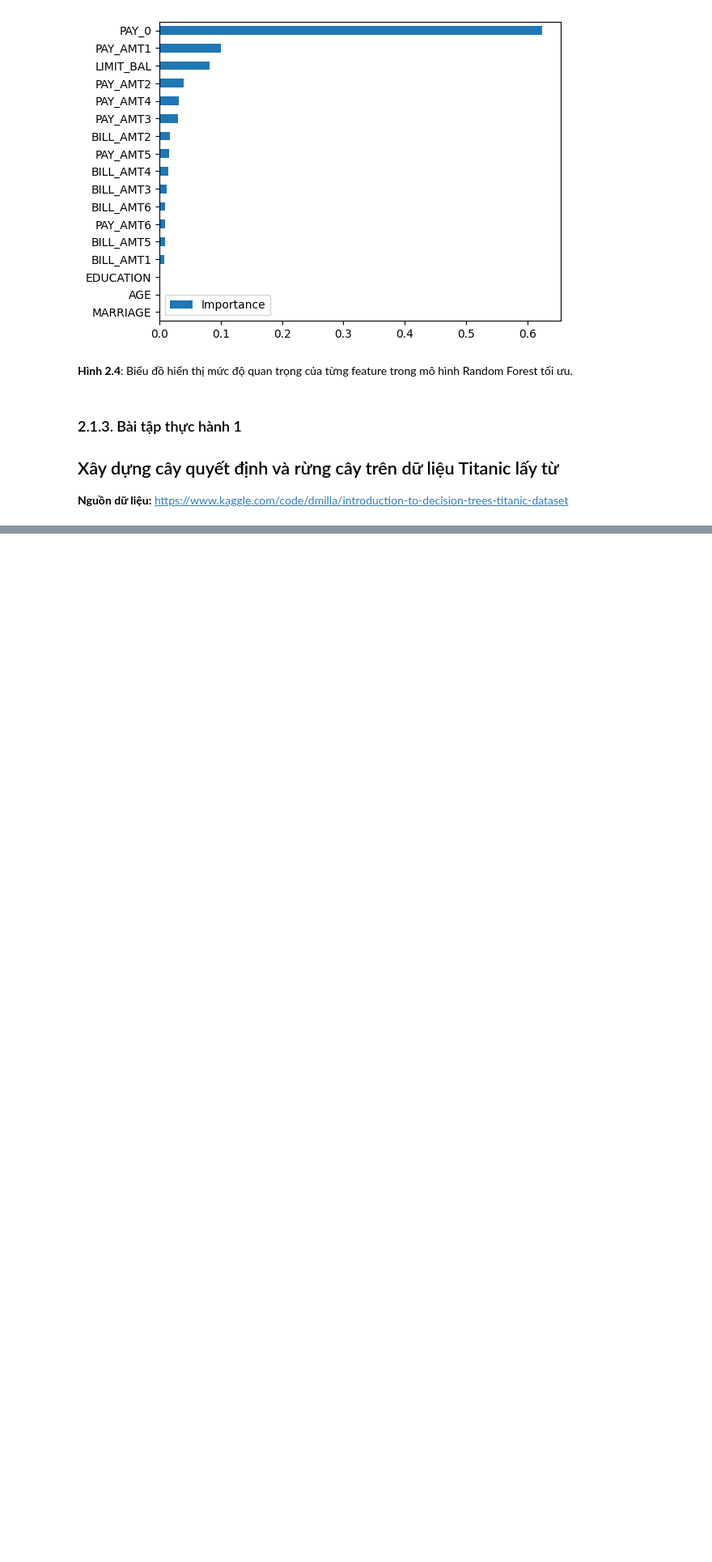
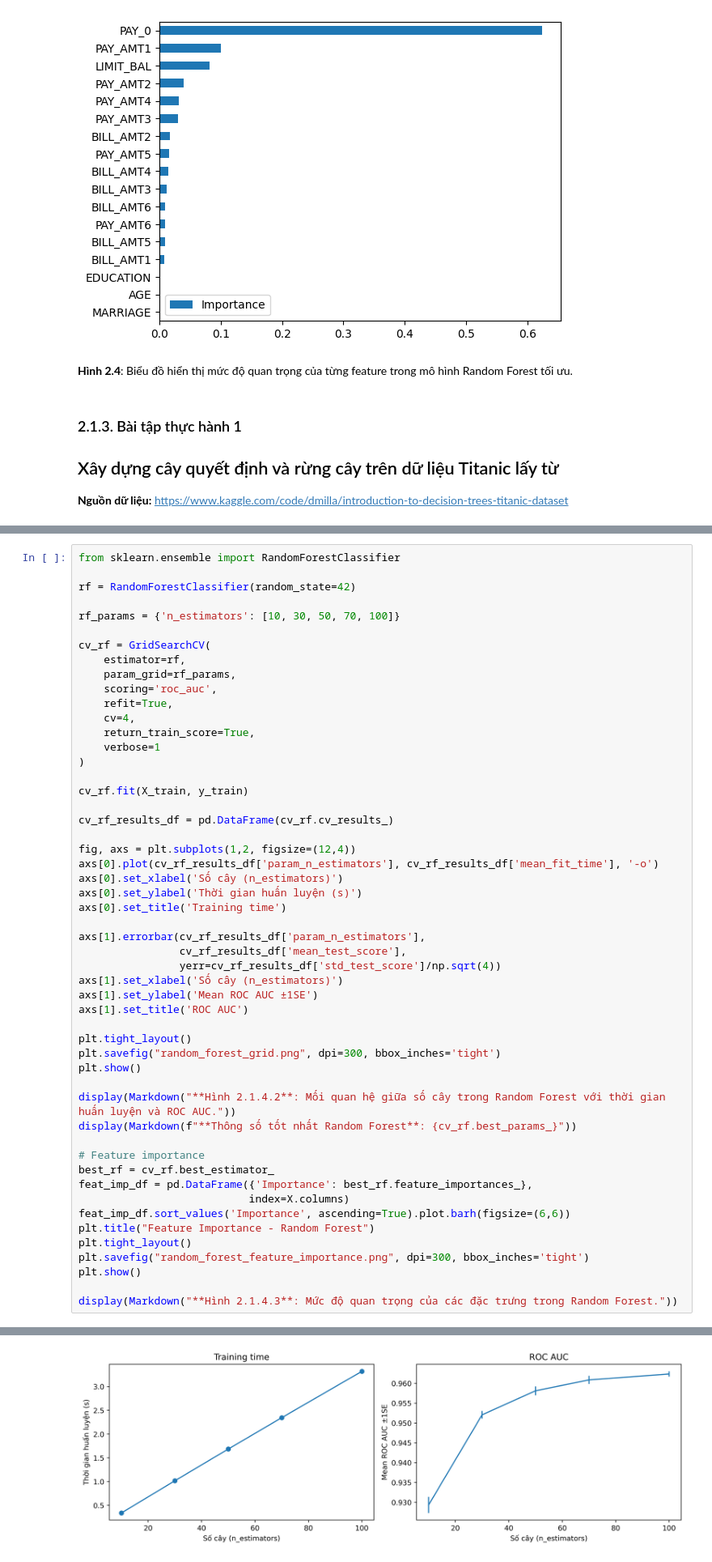
Before and after one commit to qdatether/ueh25_kythuatlaptrinh_stata_python_st3, a Jupyter notebook: Bai_tap_tren_lop/Mid-term/2.1-2.2.2.ipynb, the cells around one changed output, grey strips where cells are left out. Shown at 81% size. Drawn from its saved outputs; the diff is of its cells as text; blank space fills up the shorter version.

```diff
--- a/Bai_tap_tren_lop/Mid-term/2.1-2.2.2.ipynb
+++ b/Bai_tap_tren_lop/Mid-term/2.1-2.2.2.ipynb
@@ -477,0 +698,53 @@ Fitting 4 folds for each of 10 candidates, totalling 40 fits
+# %%
+from sklearn.ensemble import RandomForestClassifier
+
+rf = RandomForestClassifier(random_state=42)
+
+rf_params = {'n_estimators': [10, 30, 50, 70, 100]}
+
+cv_rf = GridSearchCV(
+    estimator=rf,
+    param_grid=rf_params,
+    scoring='roc_auc',
+    refit=True,
+    cv=4,
+    return_train_score=True,
+    verbose=1
+)
+
+cv_rf.fit(X_train, y_train)
+
+cv_rf_results_df = pd.DataFrame(cv_rf.cv_results_)
+
+fig, axs = plt.subplots(1,2, figsize=(12,4))
+axs[0].plot(cv_rf_results_df['param_n_estimators'], cv_rf_results_df['mean_fit_time'], '-o')
+axs[0].set_xlabel('Số cây (n_estimators)')
+axs[0].set_ylabel('Thời gian huấn luyện (s)')
+axs[0].set_title('Training time')
+
+axs[1].errorbar(cv_rf_results_df['param_n_estimators'],
+                cv_rf_results_df['mean_test_score'],
+                yerr=cv_rf_results_df['std_test_score']/np.sqrt(4))
+axs[1].set_xlabel('Số cây (n_estimators)')
+axs[1].set_ylabel('Mean ROC AUC ±1SE')
+axs[1].set_title('ROC AUC')
+
+plt.tight_layout()
+plt.savefig("random_forest_grid.png", dpi=300, bbox_inches='tight')
+plt.show()
+
+display(Markdown("**Hình 2.1.4.2**: Mối quan hệ giữa số cây trong Random Forest với thời gian huấn luyện và ROC AUC."))
+display(Markdown(f"**Thông số tốt nhất Random Forest**: {cv_rf.best_params_}"))
+
+# Feature importance
+best_rf = cv_rf.best_estimator_
+feat_imp_df = pd.DataFrame({'Importance': best_rf.feature_importances_},
+                           index=X.columns)
+feat_imp_df.sort_values('Importance', ascending=True).plot.barh(figsize=(6,6))
+plt.title("Feature Importance - Random Forest")
+plt.tight_layout()
+plt.savefig("random_forest_feature_importance.png", dpi=300, bbox_inches='tight')
+plt.show()
+
+display(Markdown("**Hình 2.1.4.3**: Mức độ quan trọng của các đặc trưng trong Random Forest."))
+# %% [output]
@@ -477,0 +752 @@ Fitting 4 folds for each of 10 candidates, totalling 40 fits
+[figure, added]
```
Also changed, not shown: parts of 19 cells of this notebook, 9 other files.
